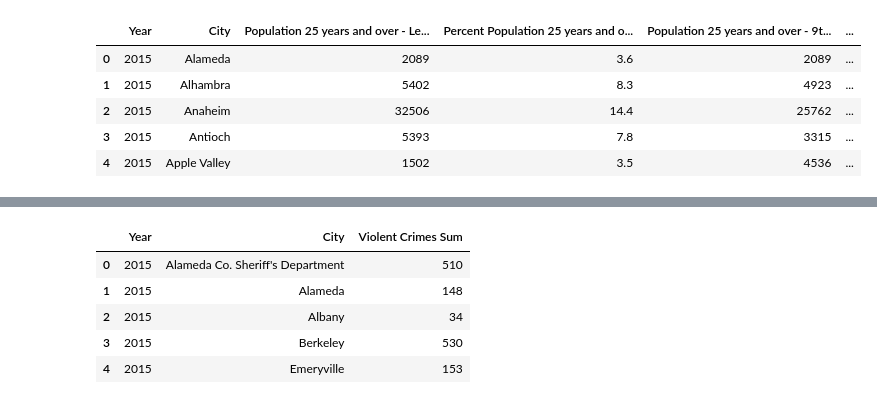
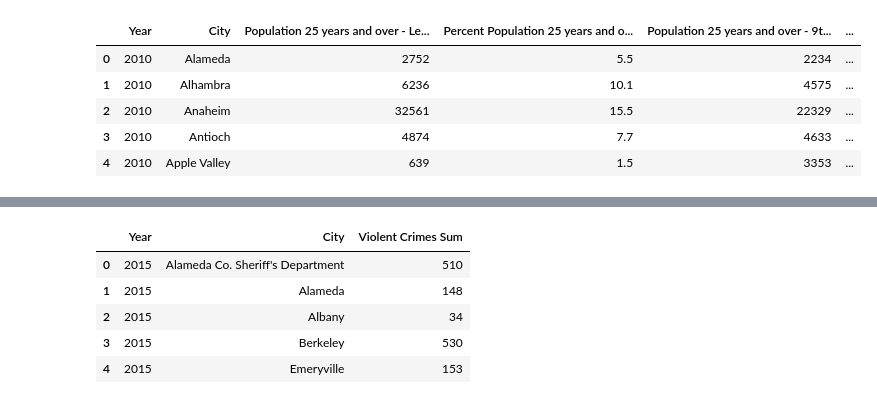
Before and after one commit to eshih22/crime_rate_prediction, a Jupyter notebook: Combine Data.ipynb, the cells around one changed output, grey strips where cells are left out. Saved outputs shown, nothing was run; the diff lists cells and outputs as text; code cells hidden in the pictures.

```diff
--- a/Combine Data.ipynb
+++ b/Combine Data.ipynb
@@ -3,14 +3,14 @@ import pandas as pd
 import re
 from pathlib import Path
 # %%
-edu_data=pd.read_csv(Path("education_level_california/clean_education_level.csv"))
+edu_data=pd.read_excel(Path("Education Level 2010-2019/Education_Data_2010_2019.xlsx"))
 edu_data = edu_data.rename(columns={'Geographic Area Name': 'City'})
 edu_data.head()
 # %% [output]
 |  | Year | City | Population 25 years and over - Le... | Percent Population 25 years and o... | Population 25 years and over - 9t... | ... |
-| 0 | 2015 | Alameda | 2089 | 3.6 | 2089 | ... |
-| 1 | 2015 | Alhambra | 5402 | 8.3 | 4923 | ... |
-| 2 | 2015 | Anaheim | 32506 | 14.4 | 25762 | ... |
-| 3 | 2015 | Antioch | 5393 | 7.8 | 3315 | ... |
-| 4 | 2015 | Apple Valley | 1502 | 3.5 | 4536 | ... |
+| 0 | 2010 | Alameda | 2752 | 5.5 | 2234 | ... |
+| 1 | 2010 | Alhambra | 6236 | 10.1 | 4575 | ... |
+| 2 | 2010 | Anaheim | 32561 | 15.5 | 22329 | ... |
+| 3 | 2010 | Antioch | 4874 | 7.7 | 4633 | ... |
+| 4 | 2010 | Apple Valley | 639 | 1.5 | 3353 | ... |
 # %%
```
Also changed, not shown: parts of 13 cells of this notebook, 5 other files.
